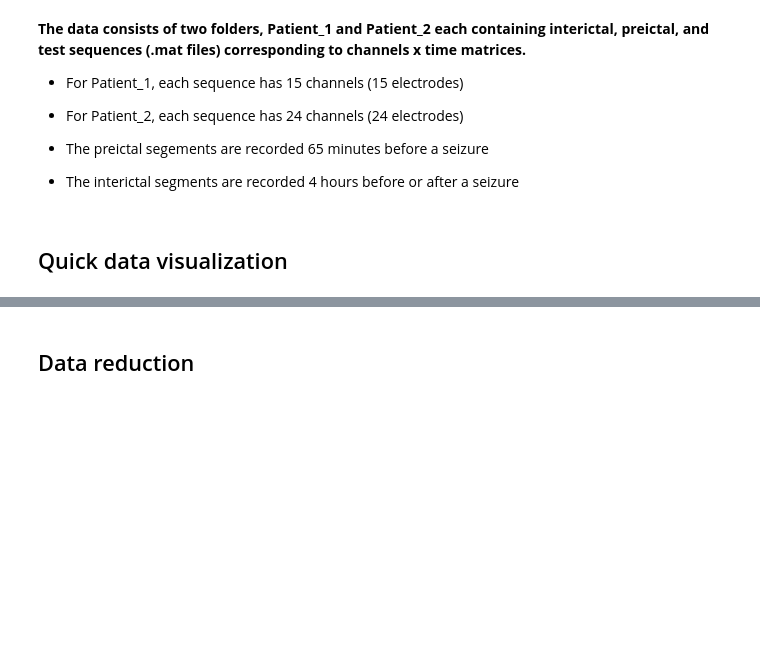
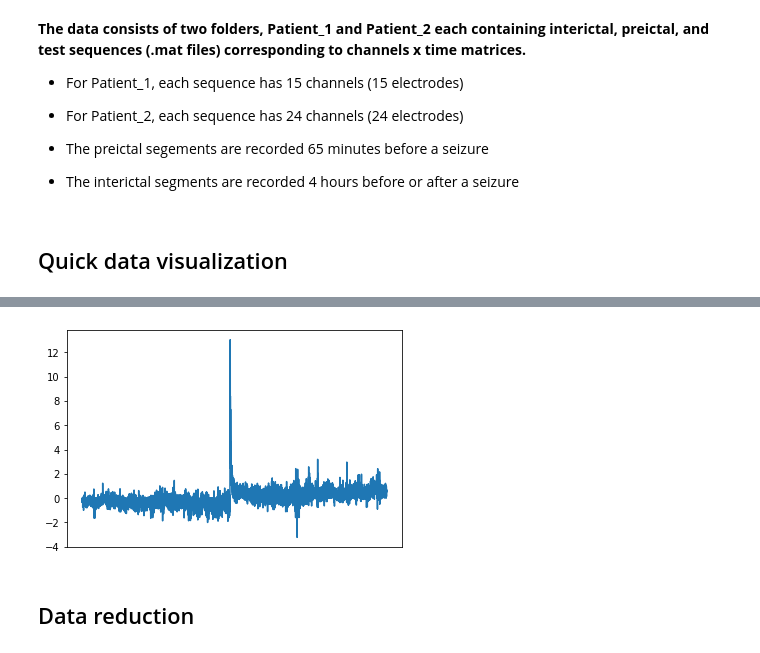
Before and after one commit to jhupiterz/SafeSeizure, a Jupyter notebook: notebooks/jhupiterz-investigations.ipynb, the cells around one changed output, grey strips where cells are left out. Saved outputs shown, nothing was run; the diff lists cells and outputs as text; code cells hidden in the pictures; blank space fills up the shorter version.

```diff
--- a/notebooks/jhupiterz-investigations.ipynb
+++ b/notebooks/jhupiterz-investigations.ipynb
@@ -51,3 +92,8 @@ plt.title('Patient 2, segment 19');
+# %%
+plt.plot(transformed_df.loc[0])
+plt.xticks(ticks=[]);
+# %% [output]
+[figure, added]
 # %% [markdown]
 ## Data reduction
 # %% [markdown]
```
Also changed, not shown: parts of 11 cells of this notebook.
